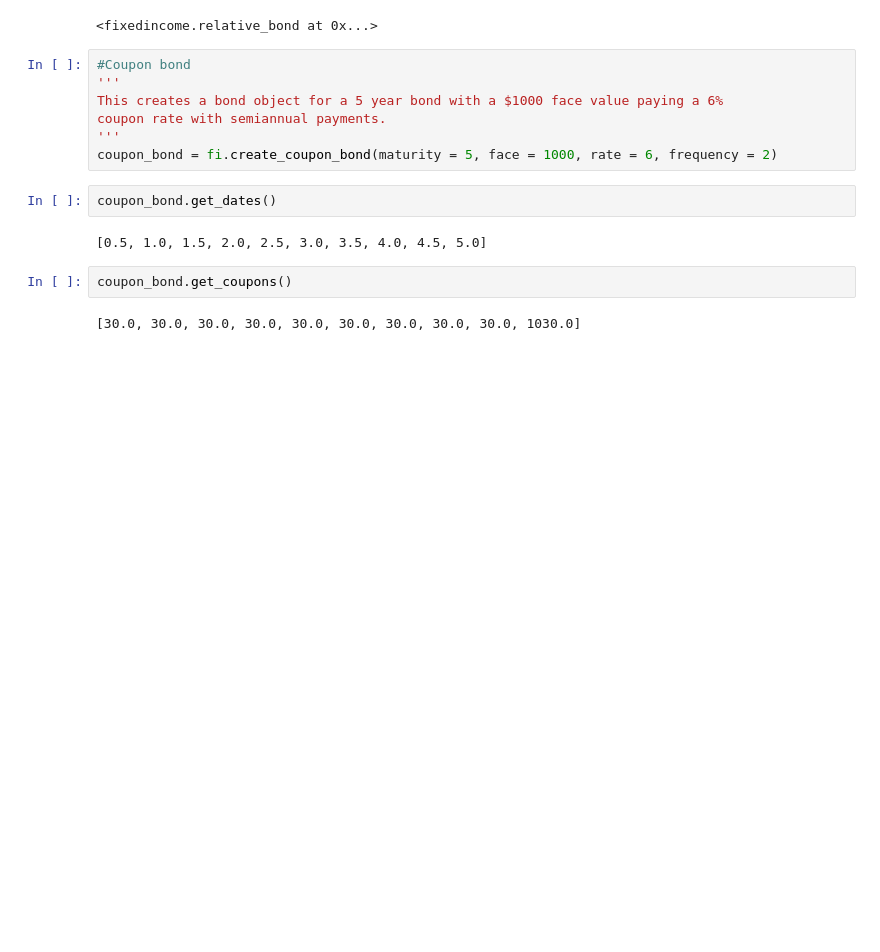
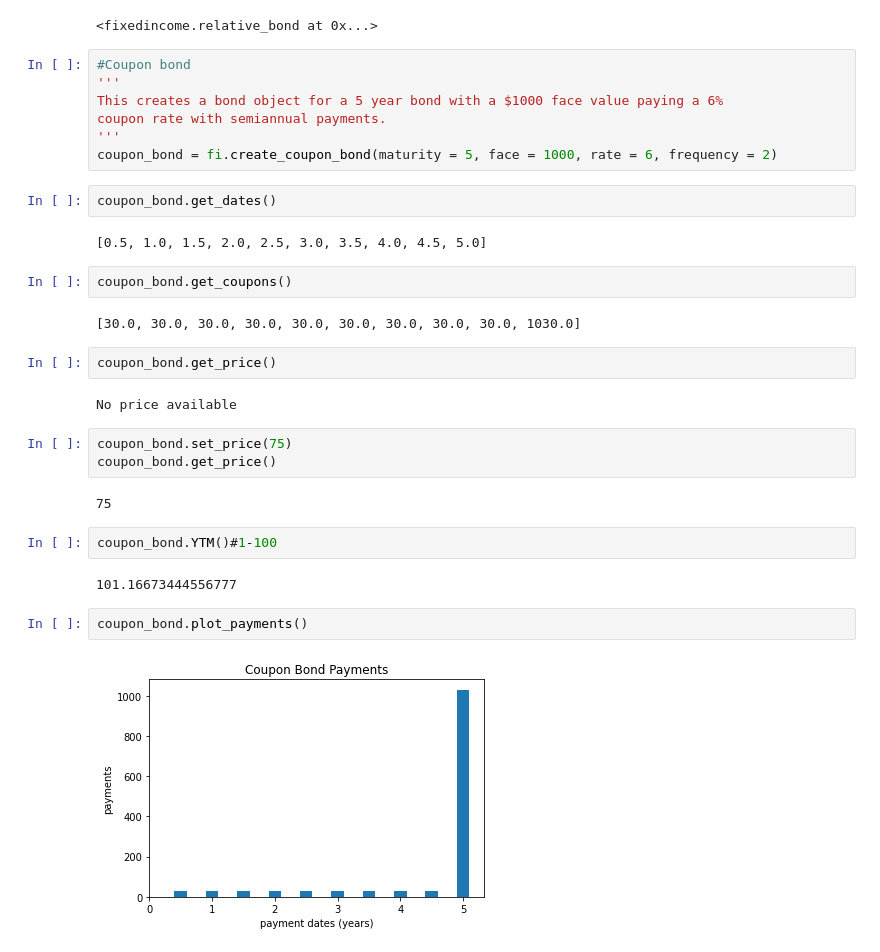
Before and after one commit to javifalces/colab_test, a Jupyter notebook: financial_derivatives_bonds.ipynb, the cells around one changed output. Cells and saved outputs as stored; diff of their text form; blank space fills up the shorter version.

```diff
--- a/financial_derivatives_bonds.ipynb
+++ b/financial_derivatives_bonds.ipynb
@@ -31,3 +35,20 @@ coupon_bond.get_dates()
 coupon_bond.get_coupons()
 # %% [output]
 [30.0, 30.0, 30.0, 30.0, 30.0, 30.0, 30.0, 30.0, 30.0, 1030.0]
+# %%
+coupon_bond.get_price()
+# %% [output]
+No price available
+# %%
+coupon_bond.set_price(75)
+coupon_bond.get_price()
+# %% [output]
+75
+# %%
+coupon_bond.YTM()#1-100
+# %% [output]
+101.16673444556777
+# %%
+coupon_bond.plot_payments()
+# %% [output]
+[figure, added]
```
Also changed, not shown: parts of 15 cells of this notebook.
